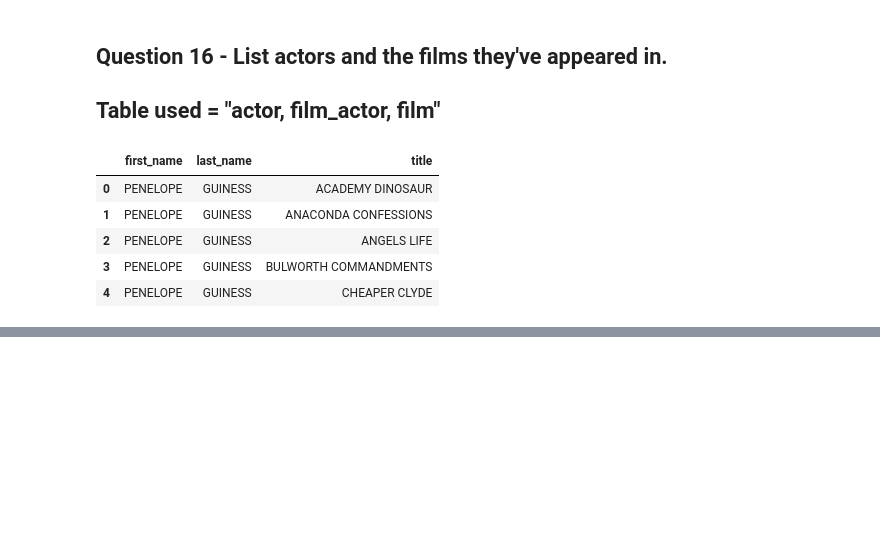
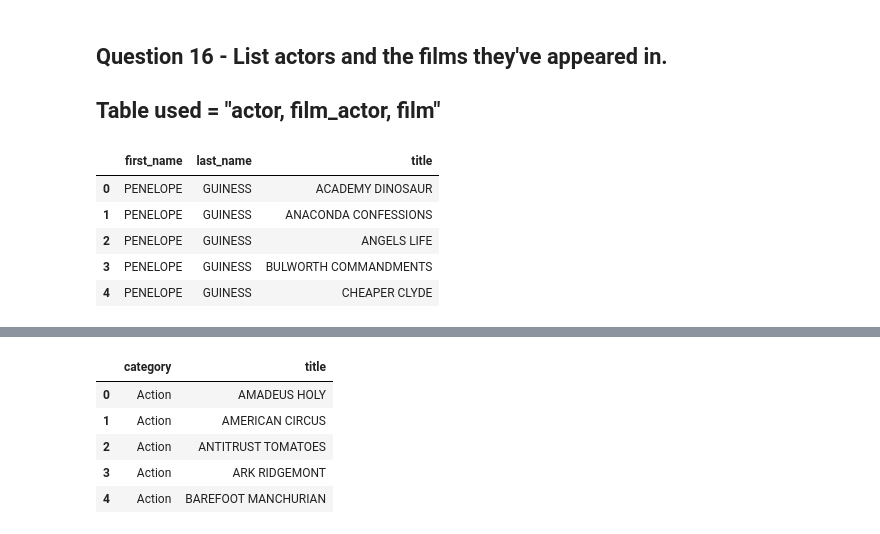
Before and after one commit to VictorCali1702/Sakila_sql_python_project, a Jupyter notebook: notebooks/analysis_report.ipynb, the cells around one changed output, grey strips where cells are left out. Cells and saved outputs as stored; diff of their text form; code cells hidden in the pictures; blank space fills up the shorter version.

```diff
--- a/notebooks/analysis_report.ipynb
+++ b/notebooks/analysis_report.ipynb
@@ -389,0 +434,18 @@ df_ListActors.head()
+# %%
+query_19 = """
+select c.name AS category, f.title
+from category c
+LEFT JOIN film_category fc ON c.category_id = fc.category_id
+LEFT JOIN film f ON fc.film_id = f.film_id
+"""
+df_query19 = pd.read_sql(query_19, conn)
+df_query19.to_csv("../reports/Question19_All_Categories_Films.csv", index = False)
+# %%
+df_query19.head()
+# %% [output]
+|  | category | title |
+| 0 | Action | AMADEUS HOLY |
+| 1 | Action | AMERICAN CIRCUS |
+| 2 | Action | ANTITRUST TOMATOES |
+| 3 | Action | ARK RIDGEMONT |
+| 4 | Action | BAREFOOT MANCHURIAN |
```
Also changed, not shown: parts of 7 cells of this notebook, 6 other files.
